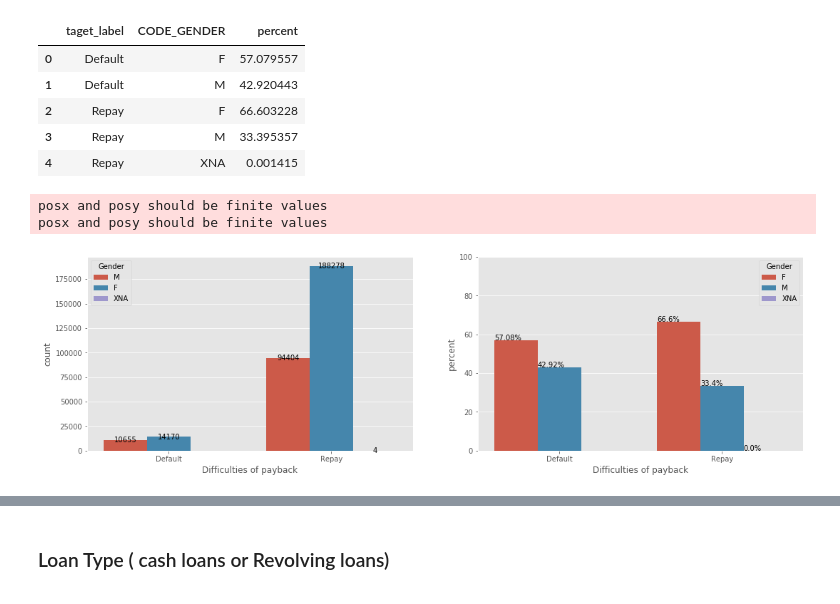
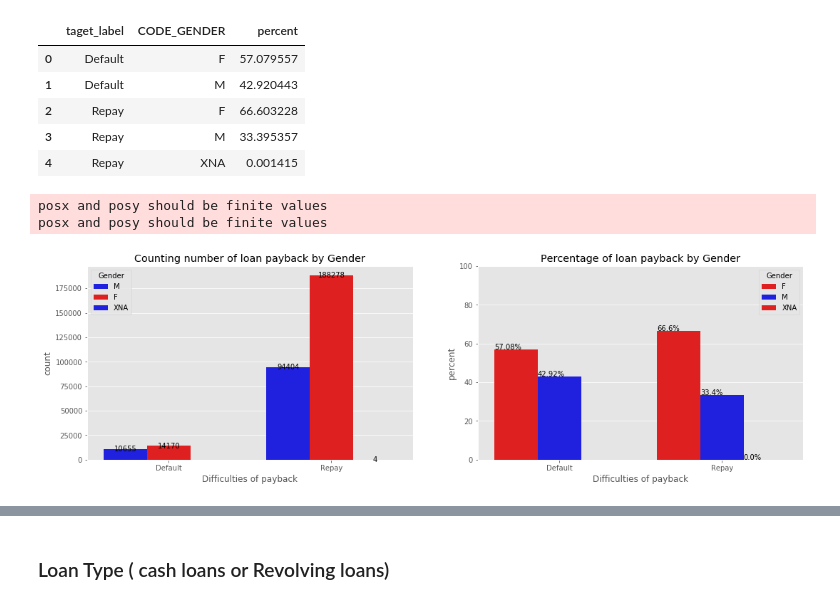
Before and after one commit to sunny0103/personal_project_kaggle, a Jupyter notebook: bank_loan/bank Loan EDA.ipynb, the cells around one changed output, grey strips where cells are left out. Drawn from its saved outputs; the diff is of its cells as text; code cells hidden in the pictures.

```diff
--- a/bank_loan/bank Loan EDA.ipynb
+++ b/bank_loan/bank Loan EDA.ipynb
@@ -276,25 +276,27 @@ gen1
 # %%
 fig,(ax1,ax2)=plt.subplots(nrows=1,ncols=2)
 fig.set_size_inches(18,5)
-sns.countplot(data=gen,x='taget_label',hue='CODE_GENDER',ax=ax1)
+sns.countplot(data=gen,x='taget_label',hue='CODE_GENDER',ax=ax1,palette=['b','r'])
 ax1.set(xlabel='Difficulties of payback')
 ax1.legend(title='Gender',loc=2)
+ax1.set_title('Counting number of loan payback by Gender')
 for p in ax1.patches:
     ax1.annotate(format(p.get_height(),'.0f'),
                    (p.get_x() + p.get_width() / 2., p.get_height()),
                    ha = 'center', va = 'center')
 
-sns.barplot(x='taget_label',y='percent',hue='CODE_GENDER',data=gen1,ax=ax2)
+sns.barplot(x='taget_label',y='percent',hue='CODE_GENDER',data=gen1,ax=ax2,palette=['r','b'])
 ax2.set_ylim(0,100)
 ax2.set(xlabel='Difficulties of payback')
 ax2.legend(title='Gender',loc=1)
+ax2.set_title('Percentage of loan payback by Gender')
 for p in ax2.patches:
     txt = str(p.get_height().round(2)) + '%'
     txt_x = p.get_x()
     txt_y = p.get_height()
     ax2.text(txt_x,txt_y,txt)
 plt.show()
 # %% [output]
 posx and posy should be finite values
 posx and posy should be finite values
-[figure, old version]
+[figure, new version]
```
Also changed, not shown: parts of 15 cells of this notebook.
